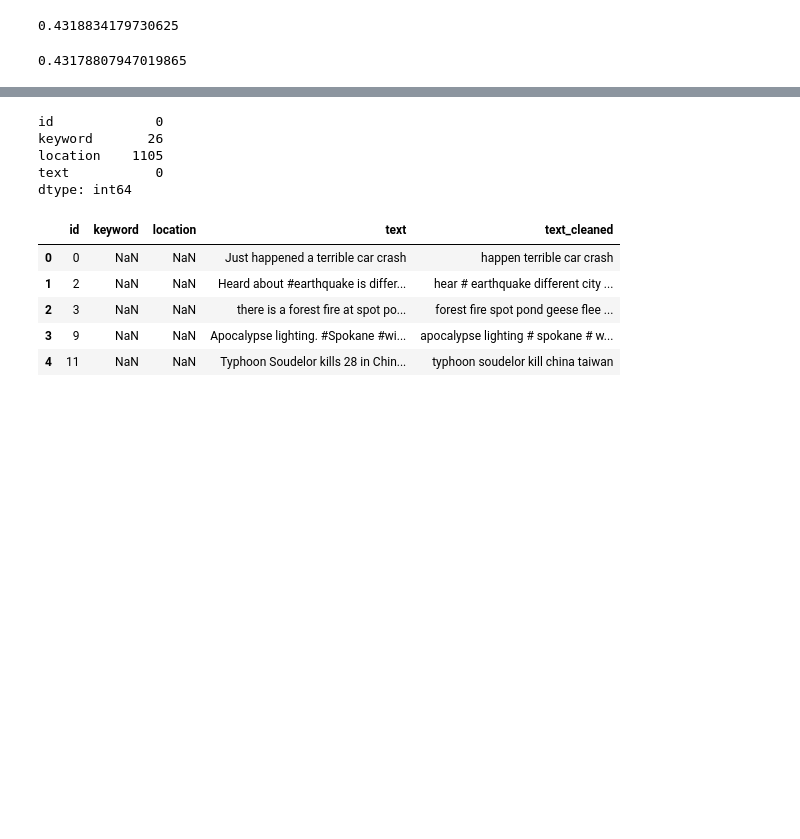
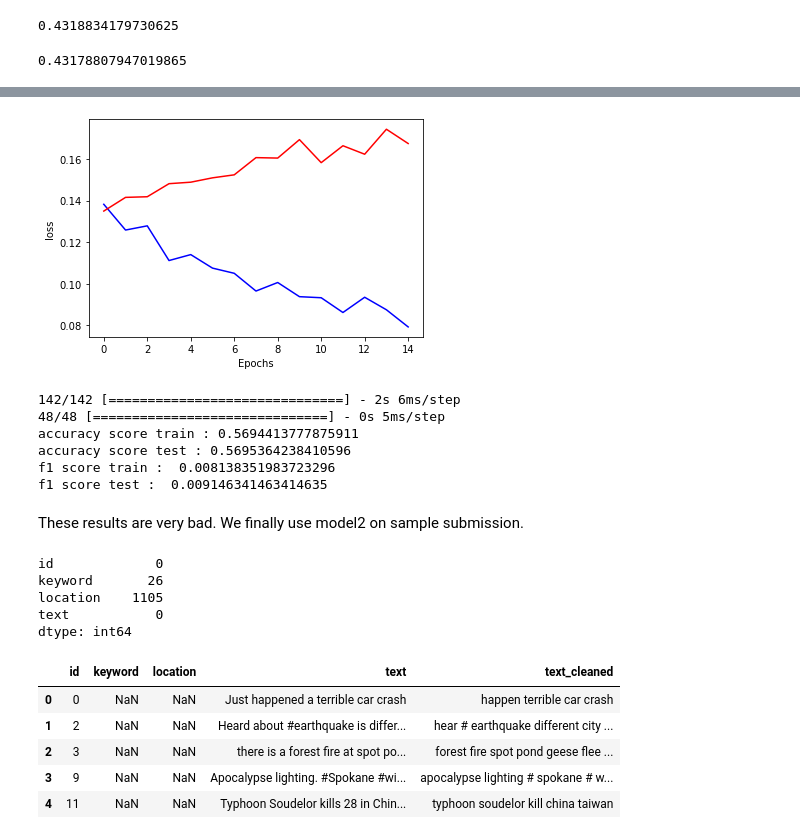
Before and after one commit to mmatthieu1290/Project4-Certification-Detect-Disaster, a Jupyter notebook: Version_finale_projet4_Matthieu_Marechal.ipynb, the cells around one changed output, grey strips where cells are left out. Cells and saved outputs as stored; diff of their text form; code cells hidden in the pictures; blank space fills up the shorter version.

```diff
--- a/Version_finale_projet4_Matthieu_Marechal.ipynb
+++ b/Version_finale_projet4_Matthieu_Marechal.ipynb
@@ -837,0 +788,24 @@ Results are horribles. We use model1 in order to make prediction on sample_submi
+# %%
+df_bis = df.copy()
+
+df_bis['text'] = df_bis['text'].apply(lambda x : re.sub('[@#]','',x))
+
+tokenizer4 = tf.keras.preprocessing.text.Tokenizer(num_words=1000) # instanciate the tokenizer
+tokenizer4.fit_on_texts(df_bis.keyword_text_cleaned)
+df_bis["text_encoded"] = tokenizer4.texts_to_sequences(df_bis.text_cleaned)
+df_bis["len_text"] = df_bis["text_encoded"].apply(lambda x: len(x))
+
+df4 = df_bis[df_bis["len_text"]!=0]
+
+text_pad4 = tf.keras.preprocessing.sequence.pad_sequences(df4.text_encoded, padding="post")
+
+y = df4['target'].values
+
+keyword_pad4 = tf.keras.preprocessing.sequence.pad_sequences(tokenizer4.texts_to_sequences(df4.keyword_cleaned),\
+                                              padding = "post")
+
+keyword_text_pad4 = np.concatenate([keyword_pad4,text_pad4],axis = 1)
+# %%
+X_train,X_testi,y_train,y_testi = train_test_split(keyword_text_pad4,y,test_size = 0.4,stratify = y)
+
+X_test,X_val,y_test,y_val = train_test_split(X_testi,y_testi,test_size = 0.5, stratify = y_testi)
@@ -837,0 +853,5 @@ Results are horribles. We use model1 in order to make prediction on sample_submi
+# %%
+# Entrainement du modèle
+history = model3.fit(x=X_train,y=y_train,batch_size = 64,
+                    epochs=15,
+                    validation_data=(X_val,y_val),steps_per_epoch = 50)
@@ -838,3 +876,29 @@ Results are horribles. We use model1 in order to make prediction on sample_submi
+# %%
+# Visualization of the training process on the loss function
+plt.plot(history.history["loss"], color="b")
+plt.plot(history.history["val_loss"], color="r")
+plt.ylabel("loss")
+plt.xlabel("Epochs")
+plt.show()
+# %% [output]
+[figure, added]
+# %%
+y_train_pred = model4.predict(X_train)
+y_test_pred = model4.predict(X_test)
+
+print('accuracy score train :' , accuracy_score(y_train,y_train_pred>0.5))
+print('accuracy score test :' , accuracy_score(y_test,y_test_pred>0.5))
+print('f1 score train : ' , f1_score(y_train,y_train_pred>0.5))
+print('f1 score test : ' ,  f1_score(y_test,y_test_pred>0.5))
+# %% [output]
+142/142 [==============================] - 2s 6ms/step
+48/48 [==============================] - 0s 5ms/step
+accuracy score train : 0.5694413777875911
+accuracy score test : 0.5695364238410596
+f1 score train :  0.008138351983723296
+f1 score test :  0.009146341463414635
+# %% [markdown]
+These results are very bad. We finally use model2 on sample submission.
 # %%
 sample = pd.read_csv('sample_submission.csv')
 # %%
```
Also changed, not shown: parts of 71 cells of this notebook, 1 other file.
